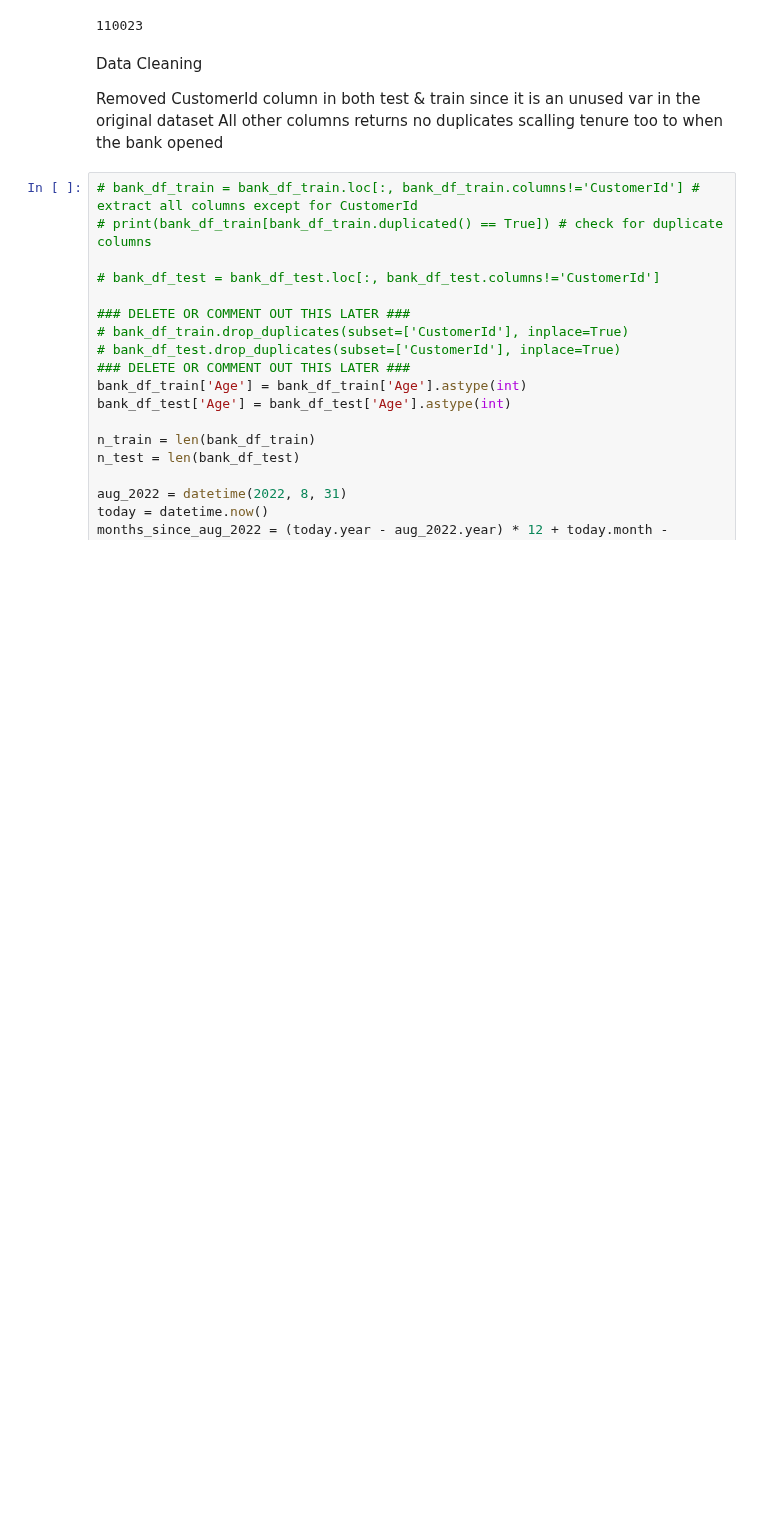
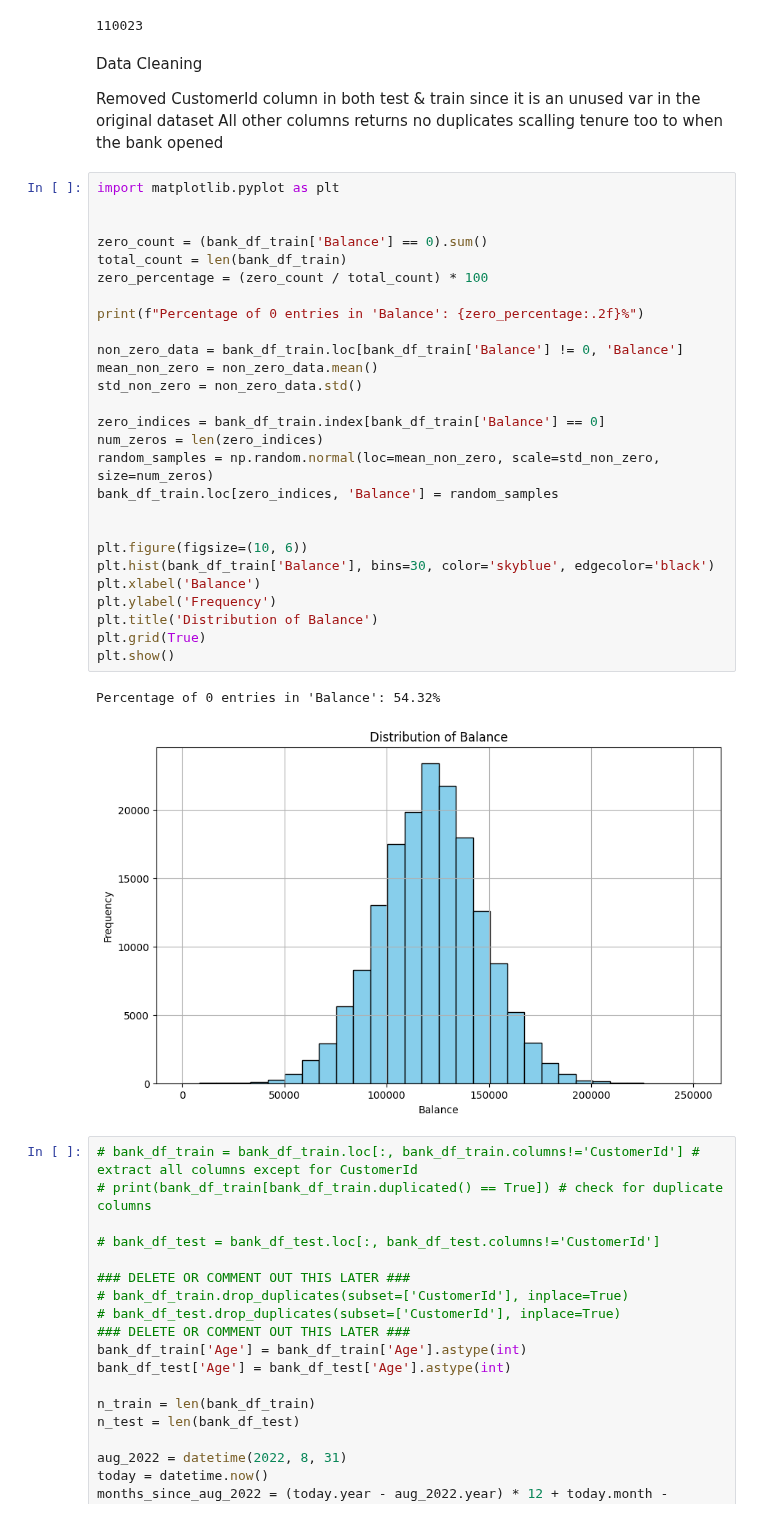
Before and after one commit to CabooseExia/DSA3101-Customer-Churn, a Jupyter notebook: DataSynthesis.ipynb, the cells around one changed output. Saved outputs shown, nothing was run; the diff lists cells and outputs as text; blank space fills up the shorter version.

```diff
--- a/DataSynthesis.ipynb
+++ b/DataSynthesis.ipynb
@@ -78,6 +79,36 @@ Data Cleaning
 Removed CustomerId column in both test & train since it is an unused var in the original dataset
 All other columns returns no duplicates
 scalling tenure too to when the bank opened
+# %%
+import matplotlib.pyplot as plt
+
+
+zero_count = (bank_df_train['Balance'] == 0).sum()
+total_count = len(bank_df_train)
+zero_percentage = (zero_count / total_count) * 100
+
+print(f"Percentage of 0 entries in 'Balance': {zero_percentage:.2f}%")
+
+non_zero_data = bank_df_train.loc[bank_df_train['Balance'] != 0, 'Balance']
+mean_non_zero = non_zero_data.mean()
+std_non_zero = non_zero_data.std()
+
+zero_indices = bank_df_train.index[bank_df_train['Balance'] == 0]
+num_zeros = len(zero_indices)
+random_samples = np.random.normal(loc=mean_non_zero, scale=std_non_zero, size=num_zeros)
+bank_df_train.loc[zero_indices, 'Balance'] = random_samples
+
+
+plt.figure(figsize=(10, 6))
+plt.hist(bank_df_train['Balance'], bins=30, color='skyblue', edgecolor='black')
+plt.xlabel('Balance')
+plt.ylabel('Frequency')
+plt.title('Distribution of Balance')
+plt.grid(True)
+plt.show()
+# %% [output]
+Percentage of 0 entries in 'Balance': 54.32%
+[figure, added]
 # %%
 # bank_df_train = bank_df_train.loc[:, bank_df_train.columns!='CustomerId'] # extract all columns except for CustomerId
 # print(bank_df_train[bank_df_train.duplicated() == True]) # check for duplicate columns
```
Also changed, not shown: parts of 43 cells of this notebook, 2 other files.
